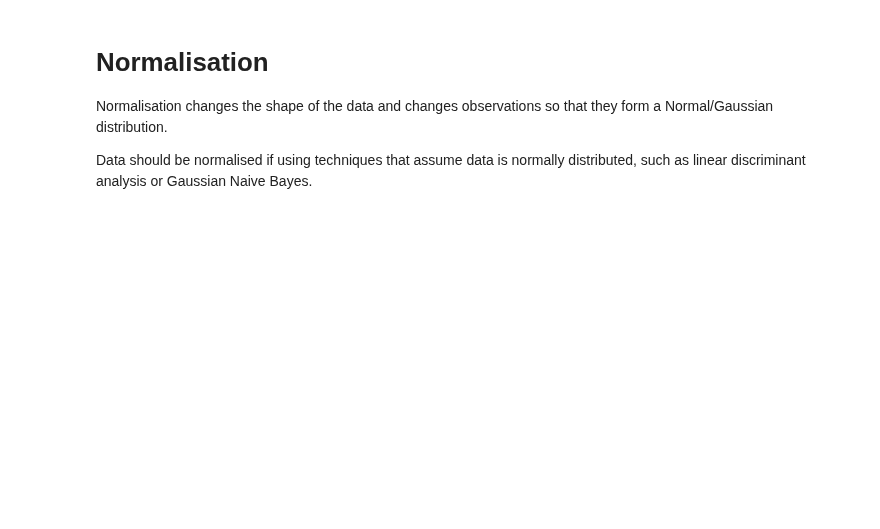
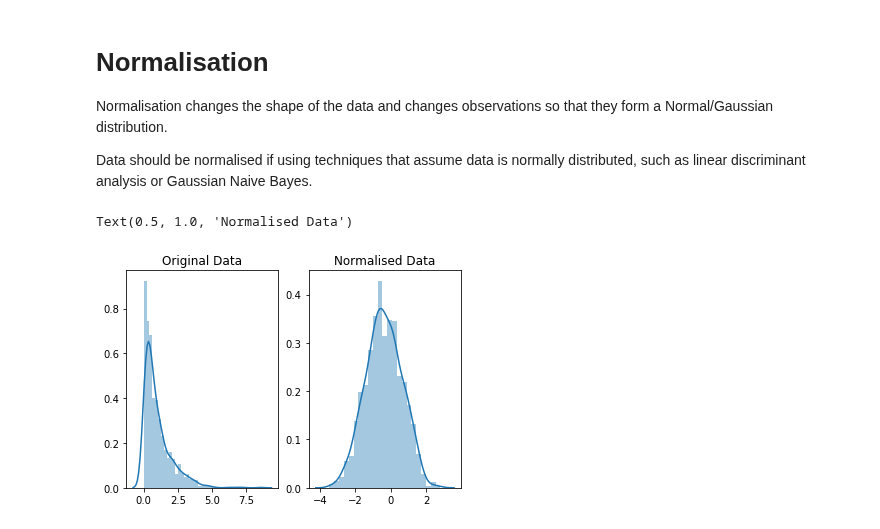
Before and after one commit to PMetcalf/scratch-pad, a Jupyter notebook: Data Science/Data Cleaning/scaling_and_normalisation.ipynb, the cells around one changed output. Drawn from its saved outputs; the diff is of its cells as text; code cells hidden in the pictures; blank space fills up the shorter version.

```diff
--- a/Data Science/Data Cleaning/scaling_and_normalisation.ipynb
+++ b/Data Science/Data Cleaning/scaling_and_normalisation.ipynb
@@ -51,8 +51,15 @@ Data should be normalised if using techniques that assume data is normally distr
 # %%
 # Normalise the exponential data with Box-Cox
 normalised_data = stats.boxcox(original_data)
 
 # Compare the datasets
 fig, ax = plt.subplots(1, 2)
+
 sns.distplot(original_data, ax = ax[0])
-ax[0]
+ax[0].set_title("Original Data")
+
+sns.distplot(normalised_data[0], ax = ax[1])
+ax[1].set_title("Normalised Data")
+# %% [output]
+Text(0.5, 1.0, 'Normalised Data')
+[figure, added]
```
Also changed, not shown: parts of 1 cell of this notebook.
